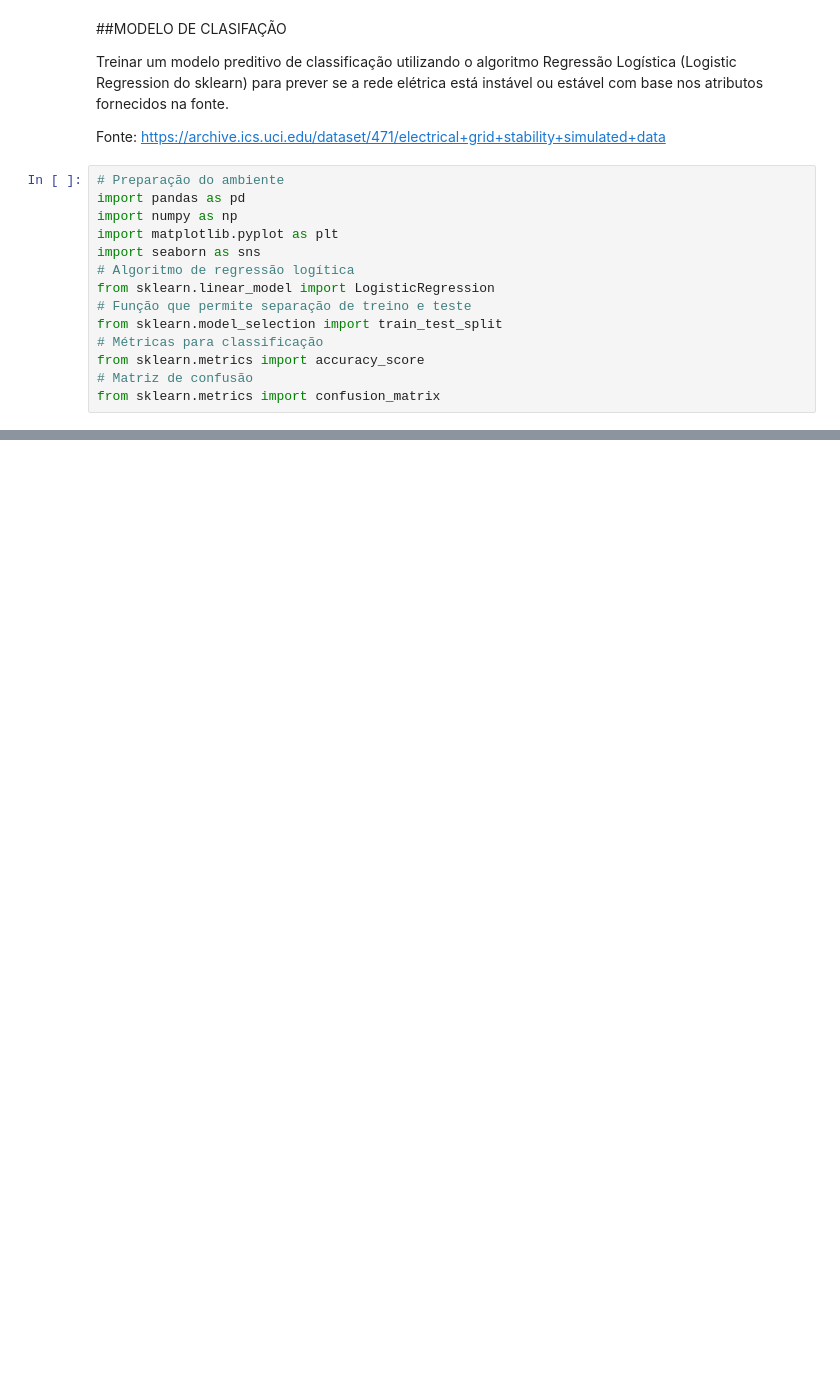
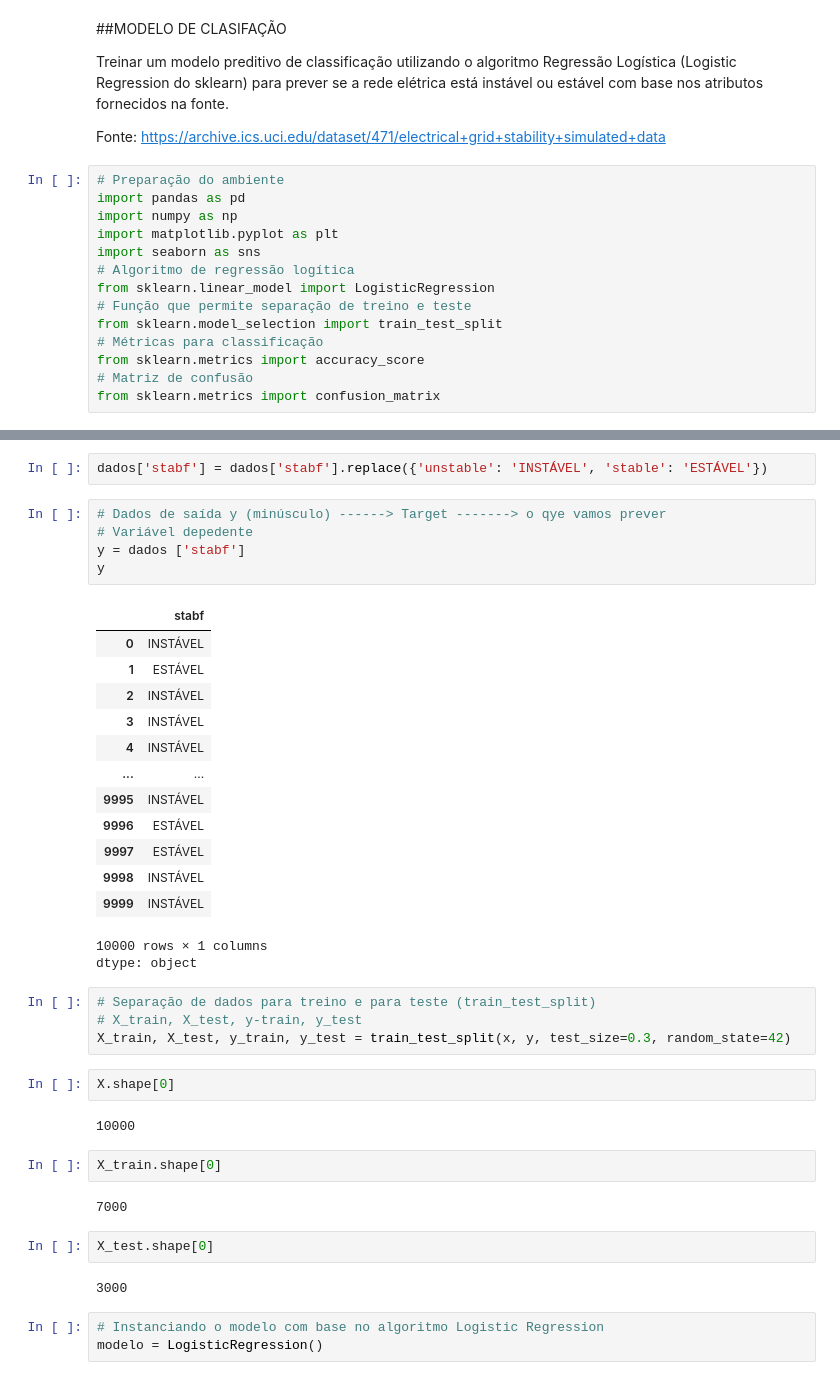
Before and after one commit to victorgalvao7/checkpoint02-SERS-1CCPQ, a Jupyter notebook: AULA_06_SERS_ML_ENERGIA.ipynb, the cells around one changed output, grey strips where cells are left out. Saved outputs shown, nothing was run; the diff lists cells and outputs as text; blank space fills up the shorter version.

```diff
--- a/AULA_06_SERS_ML_ENERGIA.ipynb
+++ b/AULA_06_SERS_ML_ENERGIA.ipynb
@@ -38,0 +106,41 @@ dados.head(10)
+# %%
+dados['stabf'] = dados['stabf'].replace({'unstable': 'INSTÁVEL', 'stable': 'ESTÁVEL'})
+# %%
+# Dados de saída y (minúsculo) ------> Target -------> o qye vamos prever
+# Variável depedente
+y = dados ['stabf']
+y
+# %% [output]
+|  | stabf |
+| 0 | INSTÁVEL |
+| 1 | ESTÁVEL |
+| 2 | INSTÁVEL |
+| 3 | INSTÁVEL |
+| 4 | INSTÁVEL |
+| ... | ... |
+| 9995 | INSTÁVEL |
+| 9996 | ESTÁVEL |
+| 9997 | ESTÁVEL |
+| 9998 | INSTÁVEL |
+| 9999 | INSTÁVEL |
+10000 rows × 1 columns
+dtype: object
+# %%
+# Separação de dados para treino e para teste (train_test_split)
+# X_train, X_test, y-train, y_test
+X_train, X_test, y_train, y_test = train_test_split(x, y, test_size=0.3, random_state=42)
+# %%
+X.shape[0]
+# %% [output]
+10000
+# %%
+X_train.shape[0]
+# %% [output]
+7000
+# %%
+X_test.shape[0]
+# %% [output]
+3000
+# %%
+# Instanciando o modelo com base no algoritmo Logistic Regression
+modelo = LogisticRegression()
```
Also changed, not shown: parts of 13 cells of this notebook.
